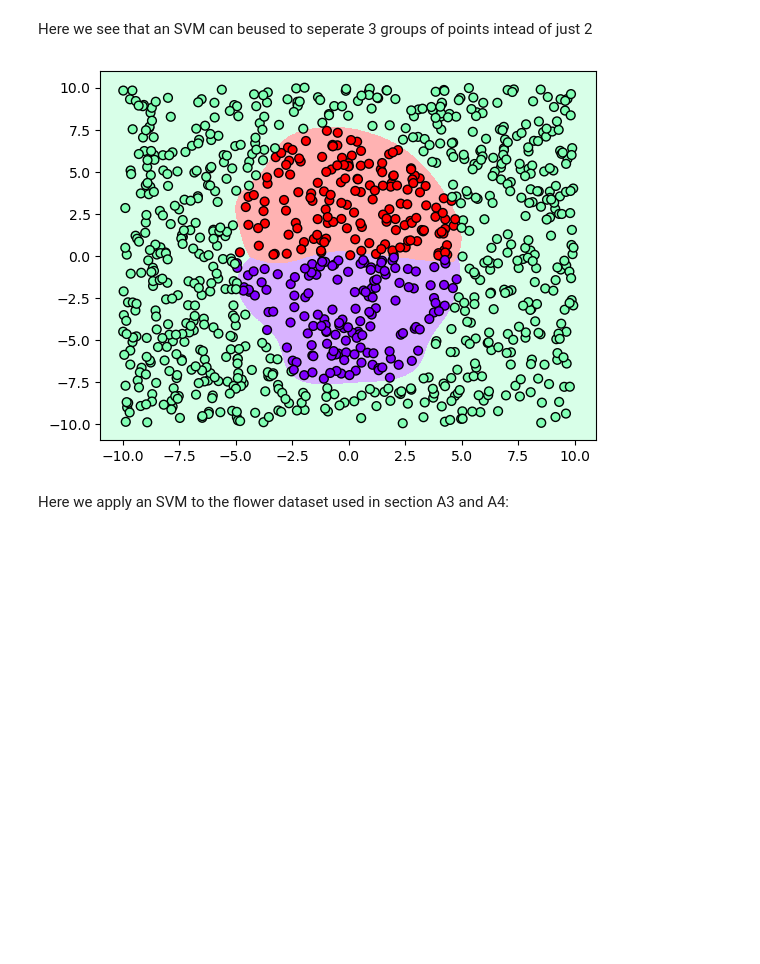
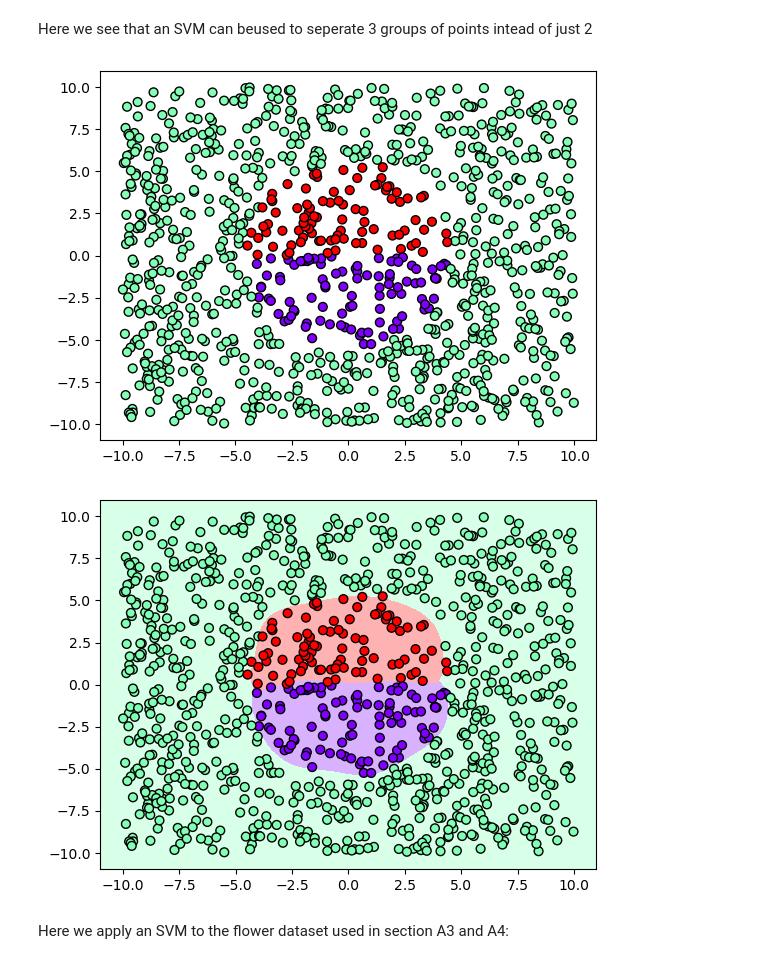
Before and after one commit to goshawk22/ma124-ml, a Jupyter notebook: Section B/Section B - SVM.ipynb, the cells around one changed output. Drawn from its saved outputs; the diff is of its cells as text; code cells hidden in the pictures; blank space fills up the shorter version.

```diff
--- a/Section B/Section B - SVM.ipynb
+++ b/Section B/Section B - SVM.ipynb
@@ -396,34 +396,37 @@ def tricolour_blob_seperable_dataset(N=100):
 
     a = np.random.random()*2+1
     b = np.random.random()*2+1
     c = np.random.random()*5+5
 
     for i in range(len(X[:,0])):
         if a*X[i,0]**2+b*X[i,1]**2>c**2:
             y[i] = 1
         elif X[i,1]>0:
                 y[i] = 2
     return X,y
 
 X,y = tricolour_blob_seperable_dataset(1000)
+plt.scatter(X[:,0],X[:,1],c=y,s=40,cmap=plt.cm.rainbow, edgecolors="k")
+plt.show()
 
 _, ax = plt.subplots()
 
 clf = svm.SVC(kernel="rbf",gamma=0.25,degree=3).fit(X, y) # Here we fit the model to the data using the SVM function in sklearn
 
 common_params = {"estimator": clf, "X": X, "ax": ax}
 DecisionBoundaryDisplay.from_estimator(
     **common_params,
     response_method="predict",
     plot_method="pcolormesh",
     cmap=plt.cm.rainbow,
     alpha=0.3,
     grid_resolution = 1000
 )
 ax.scatter(X[:,0],X[:,1],c=y,s=40,cmap=plt.cm.rainbow, edgecolors="k")
 _ = plt.show()
 # %% [output]
-[figure, old version]
+[figure, new version]
+[figure, added]
 # %% [markdown]
 Here we apply an SVM to the flower dataset used in section A3 and A4:
 # %%
```
Also changed, not shown: parts of 14 cells of this notebook.
